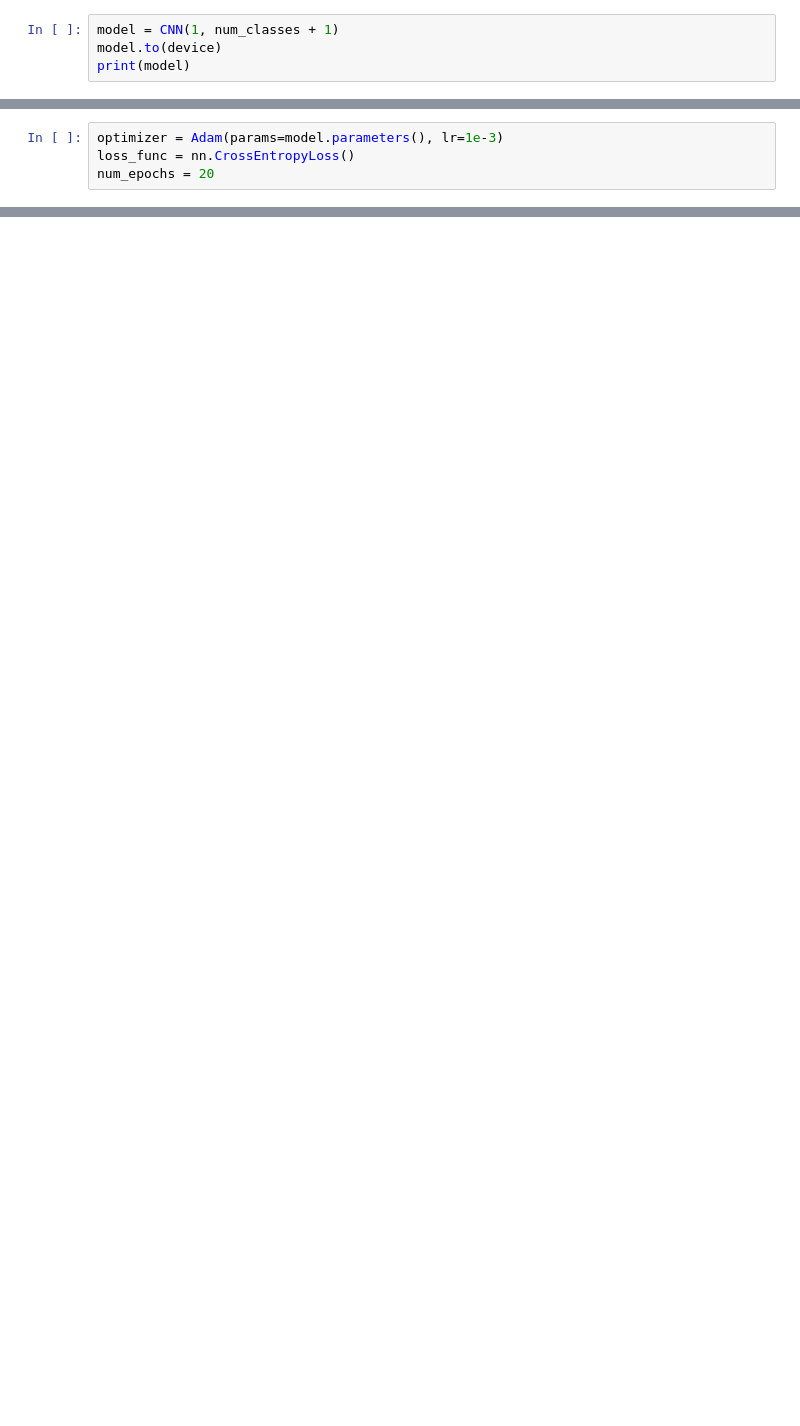
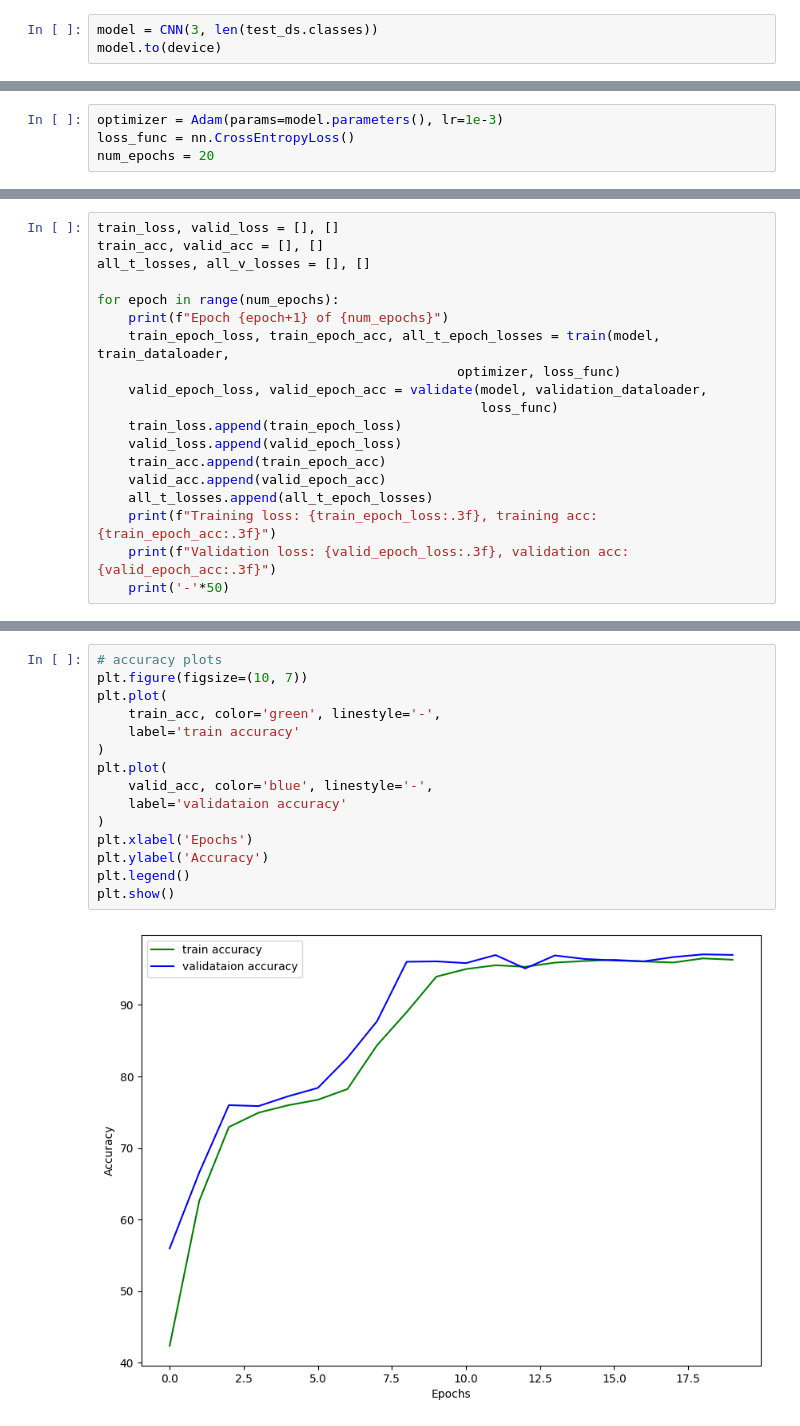
Before and after one commit to Danil-Ivonin/PythonTasksBozorov, a Jupyter notebook: ML_DNN/Lab2.ipynb, the cells around one changed output, grey strips where cells are left out. Saved outputs shown, nothing was run; the diff lists cells and outputs as text; blank space fills up the shorter version.

```diff
--- a/ML_DNN/Lab2.ipynb
+++ b/ML_DNN/Lab2.ipynb
@@ -92,6 +107,5 @@ num_classes
 # %%
-model = CNN(1, num_classes + 1)
+model = CNN(3, len(test_ds.classes))
 model.to(device)
-print(model)
 # %% [output]
 CNN(
@@ -160,0 +191,19 @@ Accuracy of the network on the test images: 92 %
+# %%
+train_loss, valid_loss = [], []
+train_acc, valid_acc = [], []
+all_t_losses, all_v_losses = [], []
+
+for epoch in range(num_epochs):
+    print(f"Epoch {epoch+1} of {num_epochs}")
+    train_epoch_loss, train_epoch_acc, all_t_epoch_losses = train(model, train_dataloader,
+                                              optimizer, loss_func)
+    valid_epoch_loss, valid_epoch_acc = validate(model, validation_dataloader,
+                                                 loss_func)
+    train_loss.append(train_epoch_loss)
+    valid_loss.append(valid_epoch_loss)
+    train_acc.append(train_epoch_acc)
+    valid_acc.append(valid_epoch_acc)
+    all_t_losses.append(all_t_epoch_losses)
+    print(f"Training loss: {train_epoch_loss:.3f}, training acc: {train_epoch_acc:.3f}")
+    print(f"Validation loss: {valid_epoch_loss:.3f}, validation acc: {valid_epoch_acc:.3f}")
+    print('-'*50)
@@ -160,0 +253,17 @@ Accuracy of the network on the test images: 92 %
+# %%
+# accuracy plots
+plt.figure(figsize=(10, 7))
+plt.plot(
+    train_acc, color='green', linestyle='-',
+    label='train accuracy'
+)
+plt.plot(
+    valid_acc, color='blue', linestyle='-',
+    label='validataion accuracy'
+)
+plt.xlabel('Epochs')
+plt.ylabel('Accuracy')
+plt.legend()
+plt.show()
+# %% [output]
+[figure, added]
```
Also changed, not shown: parts of 26 cells of this notebook.
